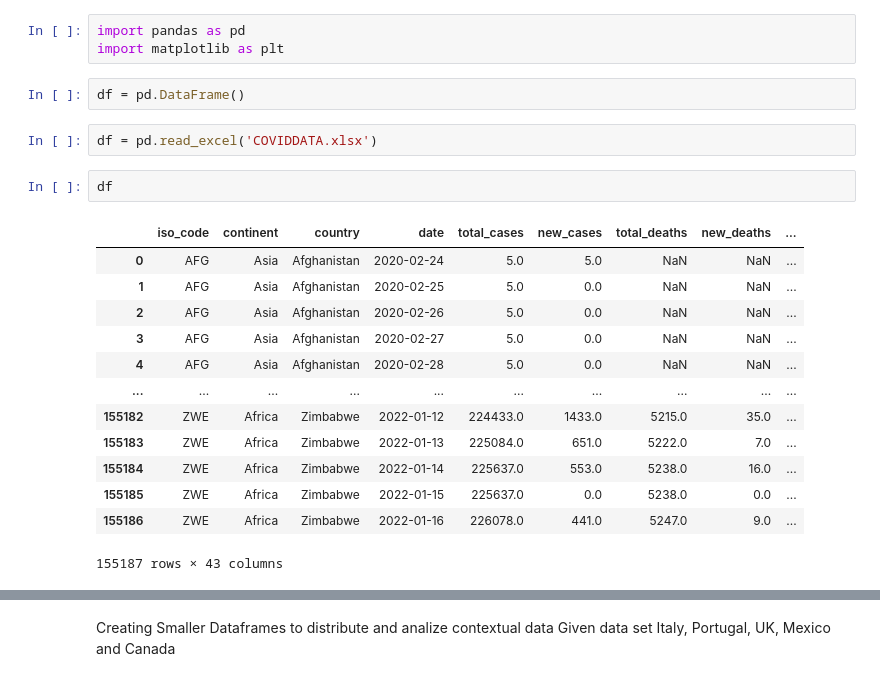
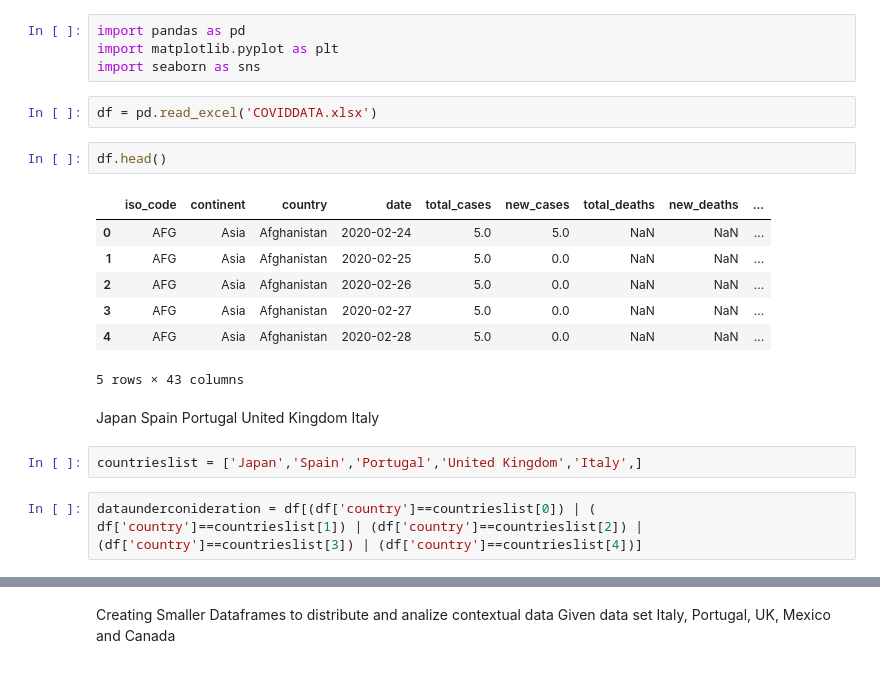
Before and after one commit to kaiwalyaharkare/STAT1000, a Jupyter notebook: exploratordata.ipynb, the cells around one changed output, grey strips where cells are left out. Saved outputs shown, nothing was run; the diff lists cells and outputs as text.

```diff
--- a/exploratordata.ipynb
+++ b/exploratordata.ipynb
@@ -1,23 +1,26 @@
 # %%
 import pandas as pd
-import matplotlib as plt
+import matplotlib.pyplot as plt
+import seaborn as sns
-# %%
-df = pd.DataFrame()
 # %%
 df = pd.read_excel('COVIDDATA.xlsx')
 # %%
-df
+df.head()
 # %% [output]
 |  | iso_code | continent | country | date | total_cases | new_cases | total_deaths | new_deaths | ... |
 | 0 | AFG | Asia | Afghanistan | 2020-02-24 | 5.0 | 5.0 | NaN | NaN | ... |
 | 1 | AFG | Asia | Afghanistan | 2020-02-25 | 5.0 | 0.0 | NaN | NaN | ... |
 | 2 | AFG | Asia | Afghanistan | 2020-02-26 | 5.0 | 0.0 | NaN | NaN | ... |
 | 3 | AFG | Asia | Afghanistan | 2020-02-27 | 5.0 | 0.0 | NaN | NaN | ... |
 | 4 | AFG | Asia | Afghanistan | 2020-02-28 | 5.0 | 0.0 | NaN | NaN | ... |
-| ... | ... | ... | ... | ... | ... | ... | ... | ... | ... |
-| 155182 | ZWE | Africa | Zimbabwe | 2022-01-12 | 224433.0 | 1433.0 | 5215.0 | 35.0 | ... |
-| 155183 | ZWE | Africa | Zimbabwe | 2022-01-13 | 225084.0 | 651.0 | 5222.0 | 7.0 | ... |
-| 155184 | ZWE | Africa | Zimbabwe | 2022-01-14 | 225637.0 | 553.0 | 5238.0 | 16.0 | ... |
-| 155185 | ZWE | Africa | Zimbabwe | 2022-01-15 | 225637.0 | 0.0 | 5238.0 | 0.0 | ... |
-| 155186 | ZWE | Africa | Zimbabwe | 2022-01-16 | 226078.0 | 441.0 | 5247.0 | 9.0 | ... |
-155187 rows × 43 columns
+5 rows × 43 columns
+# %% [markdown]
+Japan
+Spain
+Portugal
+United Kingdom
+Italy
+# %%
+countrieslist = ['Japan','Spain','Portugal','United Kingdom','Italy',]
+# %%
+dataunderconideration = df[(df['country']==countrieslist[0]) | ( df['country']==countrieslist[1]) | (df['country']==countrieslist[2]) | (df['country']==countrieslist[3]) | (df['country']==countrieslist[4])]
```
Also changed, not shown: parts of 30 cells of this notebook, 8 other files.
